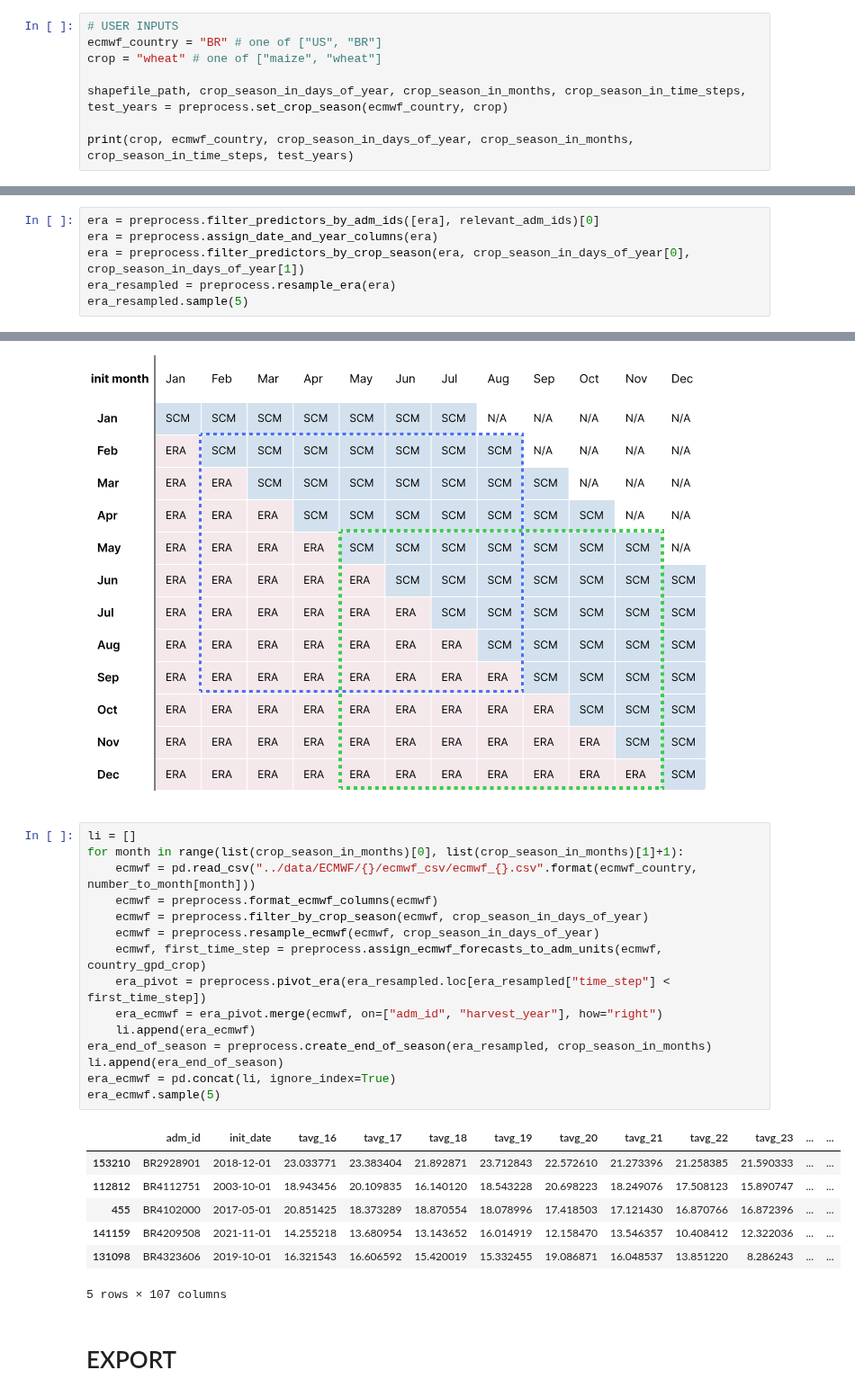
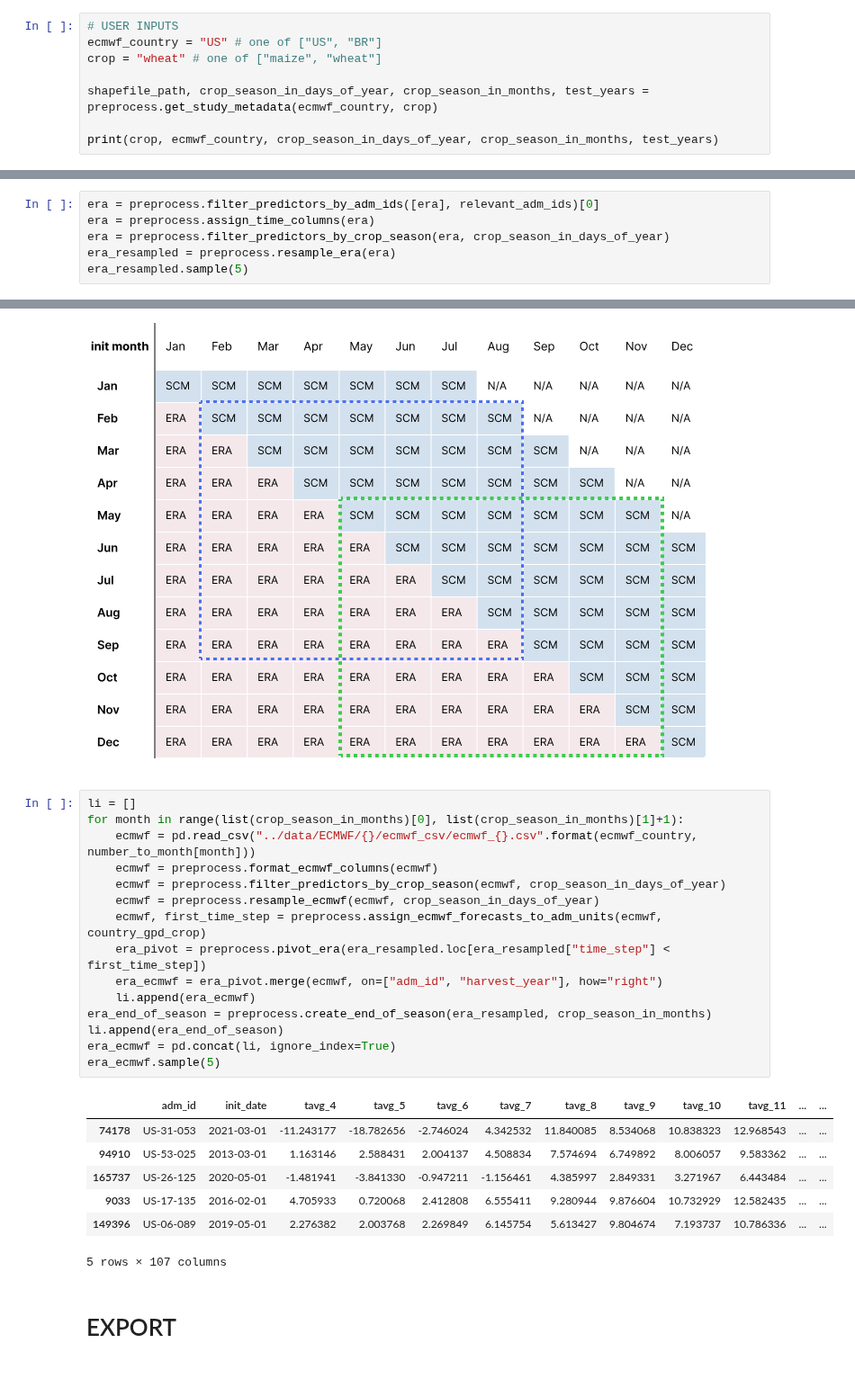
Before and after one commit to ellaampy/seasonal-yield-forecast, a Jupyter notebook: data_preparation/3_ecmwf_preprocessing.ipynb, the cells around one changed output, grey strips where cells are left out. Shown at 90% size. Drawn from its saved outputs; the diff is of its cells as text.

```diff
--- a/data_preparation/3_ecmwf_preprocessing.ipynb
+++ b/data_preparation/3_ecmwf_preprocessing.ipynb
@@ -21,10 +16,10 @@ The autoreload extension is already loaded. To reload it, use:
 #### Define the study crop and country
 # %%
 # USER INPUTS
-ecmwf_country = "BR" # one of ["US", "BR"]
+ecmwf_country = "US" # one of ["US", "BR"]
 crop = "wheat" # one of ["maize", "wheat"]
 
-shapefile_path, crop_season_in_days_of_year, crop_season_in_months, crop_season_in_time_steps, test_years = preprocess.set_crop_season(ecmwf_country, crop)
+shapefile_path, crop_season_in_days_of_year, crop_season_in_months, test_years = preprocess.get_study_metadata(ecmwf_country, crop)
 
-print(crop, ecmwf_country, crop_season_in_days_of_year, crop_season_in_months, crop_season_in_time_steps, test_years)
+print(crop, ecmwf_country, crop_season_in_days_of_year, crop_season_in_months, test_years)
 # %% [output]
@@ -58,8 +53,8 @@ country_gpd_crop.plot(ax=base)
 ### 2. Preprocess ERA
 # %%
 era = preprocess.filter_predictors_by_adm_ids([era], relevant_adm_ids)[0]
-era = preprocess.assign_date_and_year_columns(era)
-era = preprocess.filter_predictors_by_crop_season(era, crop_season_in_days_of_year[0], crop_season_in_days_of_year[1])
+era = preprocess.assign_time_columns(era)
+era = preprocess.filter_predictors_by_crop_season(era, crop_season_in_days_of_year)
 era_resampled = preprocess.resample_era(era)
 era_resampled.sample(5)
 # %% [output]
@@ -81,25 +76,25 @@ Image(filename="era_scm_us_br_overview.png")
 # %%
 li = []
 for month in range(list(crop_season_in_months)[0], list(crop_season_in_months)[1]+1):
     ecmwf = pd.read_csv("../data/ECMWF/{}/ecmwf_csv/ecmwf_{}.csv".format(ecmwf_country, number_to_month[month]))
     ecmwf = preprocess.format_ecmwf_columns(ecmwf)
-    ecmwf = preprocess.filter_by_crop_season(ecmwf, crop_season_in_days_of_year)
+    ecmwf = preprocess.filter_predictors_by_crop_season(ecmwf, crop_season_in_days_of_year)
     ecmwf = preprocess.resample_ecmwf(ecmwf, crop_season_in_days_of_year)
     ecmwf, first_time_step = preprocess.assign_ecmwf_forecasts_to_adm_units(ecmwf, country_gpd_crop)
     era_pivot = preprocess.pivot_era(era_resampled.loc[era_resampled["time_step"] < first_time_step])
     era_ecmwf = era_pivot.merge(ecmwf, on=["adm_id", "harvest_year"], how="right")
     li.append(era_ecmwf)
 era_end_of_season = preprocess.create_end_of_season(era_resampled, crop_season_in_months)
 li.append(era_end_of_season)
 era_ecmwf = pd.concat(li, ignore_index=True)
 era_ecmwf.sample(5)
 # %% [output]
-|  | adm_id | init_date | tavg_16 | tavg_17 | tavg_18 | tavg_19 | tavg_20 | tavg_21 | tavg_22 | tavg_23 | ... | ... |
-| 153210 | BR2928901 | 2018-12-01 | 23.033771 | 23.383404 | 21.892871 | 23.712843 | 22.572610 | 21.273396 | 21.258385 | 21.590333 | ... | ... |
-| 112812 | BR4112751 | 2003-10-01 | 18.943456 | 20.109835 | 16.140120 | 18.543228 | 20.698223 | 18.249076 | 17.508123 | 15.890747 | ... | ... |
-| 455 | BR4102000 | 2017-05-01 | 20.851425 | 18.373289 | 18.870554 | 18.078996 | 17.418503 | 17.121430 | 16.870766 | 16.872396 | ... | ... |
-| 141159 | BR4209508 | 2021-11-01 | 14.255218 | 13.680954 | 13.143652 | 16.014919 | 12.158470 | 13.546357 | 10.408412 | 12.322036 | ... | ... |
-| 131098 | BR4323606 | 2019-10-01 | 16.321543 | 16.606592 | 15.420019 | 15.332455 | 19.086871 | 16.048537 | 13.851220 | 8.286243 | ... | ... |
+|  | adm_id | init_date | tavg_4 | tavg_5 | tavg_6 | tavg_7 | tavg_8 | tavg_9 | tavg_10 | tavg_11 | ... | ... |
+| 74178 | US-31-053 | 2021-03-01 | -11.243177 | -18.782656 | -2.746024 | 4.342532 | 11.840085 | 8.534068 | 10.838323 | 12.968543 | ... | ... |
+| 94910 | US-53-025 | 2013-03-01 | 1.163146 | 2.588431 | 2.004137 | 4.508834 | 7.574694 | 6.749892 | 8.006057 | 9.583362 | ... | ... |
+| 165737 | US-26-125 | 2020-05-01 | -1.481941 | -3.841330 | -0.947211 | -1.156461 | 4.385997 | 2.849331 | 3.271967 | 6.443484 | ... | ... |
+| 9033 | US-17-135 | 2016-02-01 | 4.705933 | 0.720068 | 2.412808 | 6.555411 | 9.280944 | 9.876604 | 10.732929 | 12.582435 | ... | ... |
+| 149396 | US-06-089 | 2019-05-01 | 2.276382 | 2.003768 | 2.269849 | 6.145754 | 5.613427 | 9.804674 | 7.193737 | 10.786336 | ... | ... |
 5 rows × 107 columns
 # %% [markdown]
 # EXPORT
```
Also changed, not shown: parts of 4 cells of this notebook, 3 other files.
